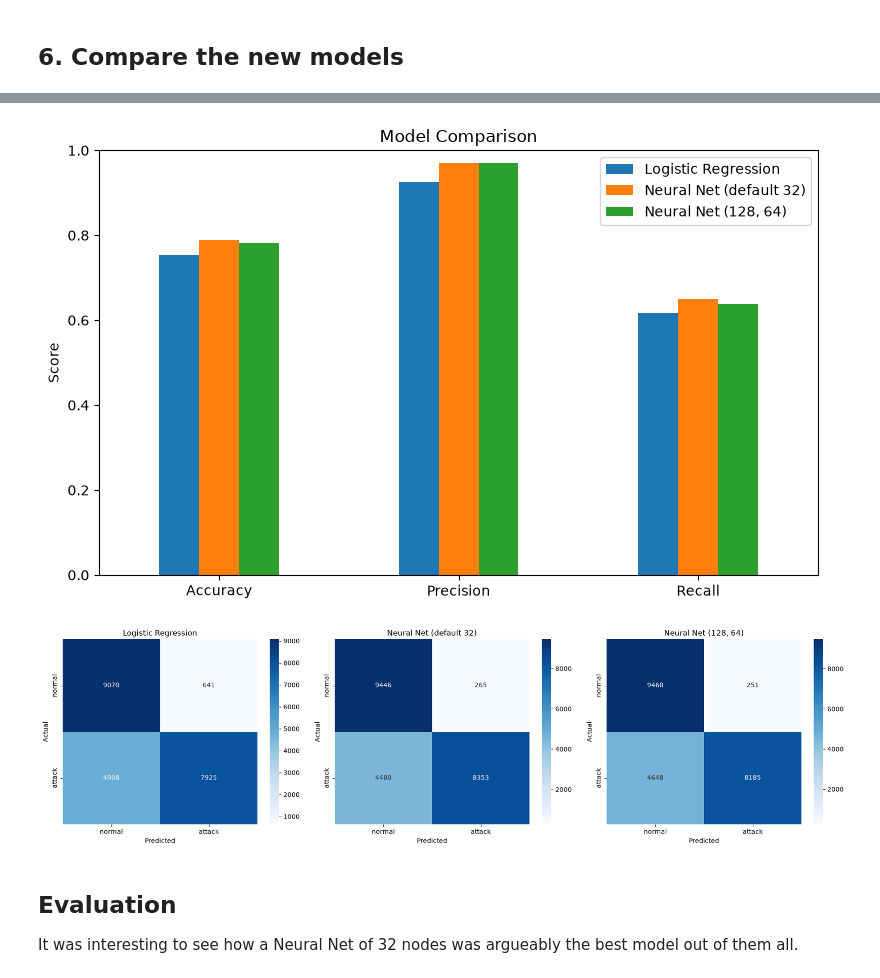
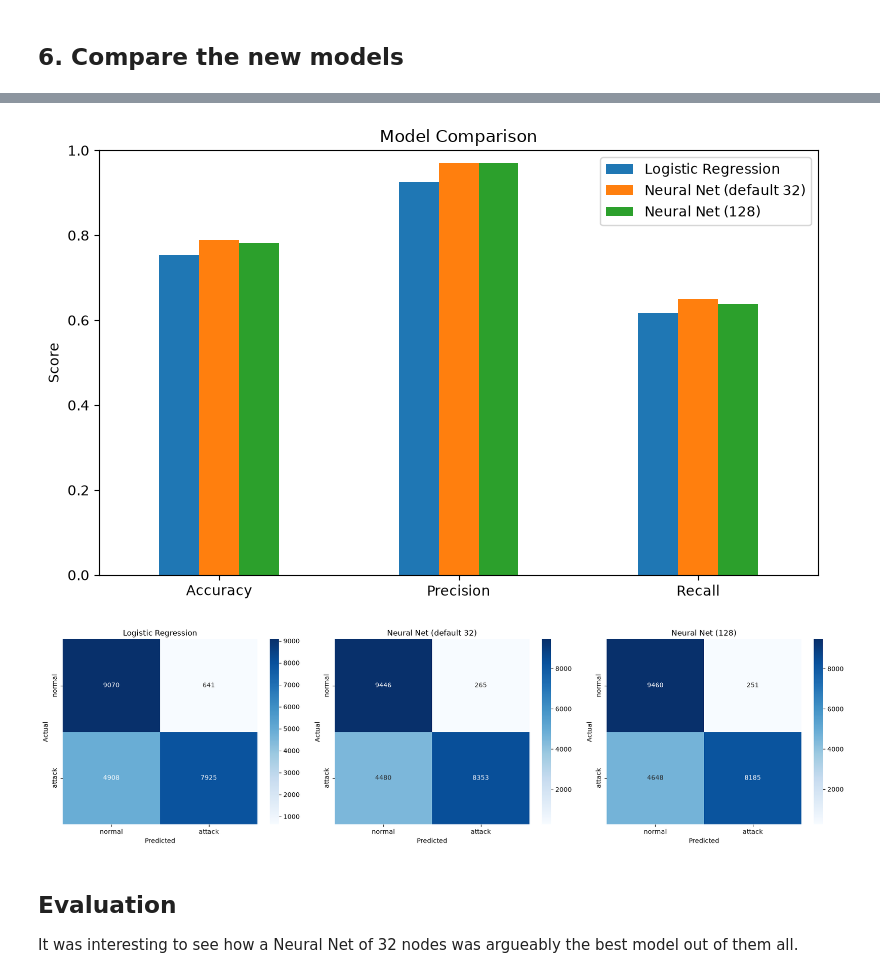
Before and after one commit to CorruptedStorm/NetworkIntrusionDetector, a Jupyter notebook: notebooks/kdd_network_intrusion_detector.ipynb, the cells around one changed output, grey strips where cells are left out. Cells and saved outputs as stored; diff of their text form; code cells hidden in the pictures.

```diff
--- a/notebooks/kdd_network_intrusion_detector.ipynb
+++ b/notebooks/kdd_network_intrusion_detector.ipynb
@@ -85,9 +85,9 @@ weighted avg       0.81      0.75      0.75     22544
 I made two single hidden layer neural network to compare against the linear regression model. These are signifigantly heavier than the linear regresion.
 # %%
 #32 nodes with 42 random states
-mlp_model = train_mlp(X_train, y_train, hidden_layer_size=32)
+mlp_model = train_mlp(X_train, y_train, hidden_layer_size=(32))
 #128 nodes with 64 random states
-mlp_model_2 = train_mlp(X_train, y_train, hidden_layer_size=128, random_state=64)
+mlp_model_2 = train_mlp(X_train, y_train, hidden_layer_size=(128), random_state=64)
 # %% [markdown]
 ## 6. Compare the new models
 # %%
@@ -98,7 +98,7 @@ lr_model = model
 models = {
     "Logistic Regression": lr_model,
     "Neural Net (default 32)": mlp_model,
-    "Neural Net (128, 64)": mlp_model_2,
+    "Neural Net (128)": mlp_model_2,
 }
 
 results_df, confusion_matrices = compare_models(models, X_test, y_test)
@@ -112,4 +112,4 @@ Recall                0.617549                 0.650900              0.637809
-[figure, old version]
+[figure, new version]
 [figure]
 # %% [markdown]
 ## Evaluation
```
Also changed, not shown: parts of 2 cells of this notebook, 5 other files.
